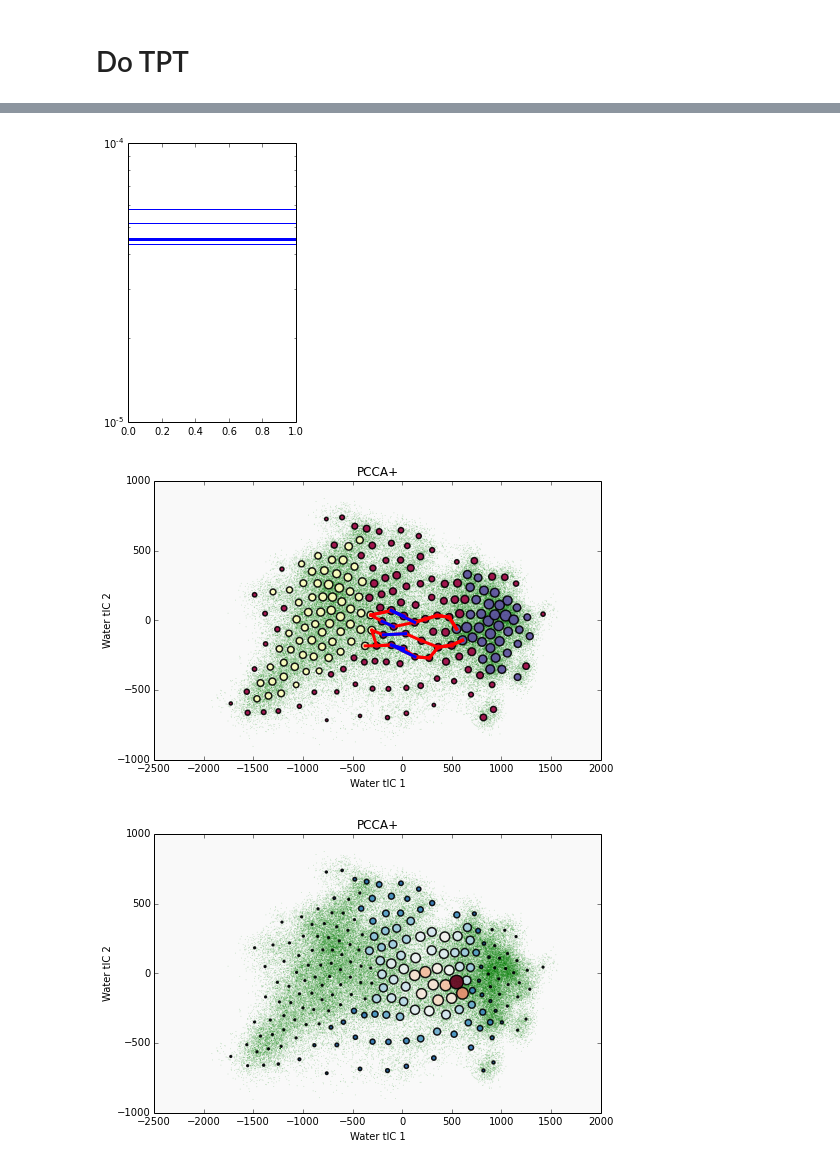
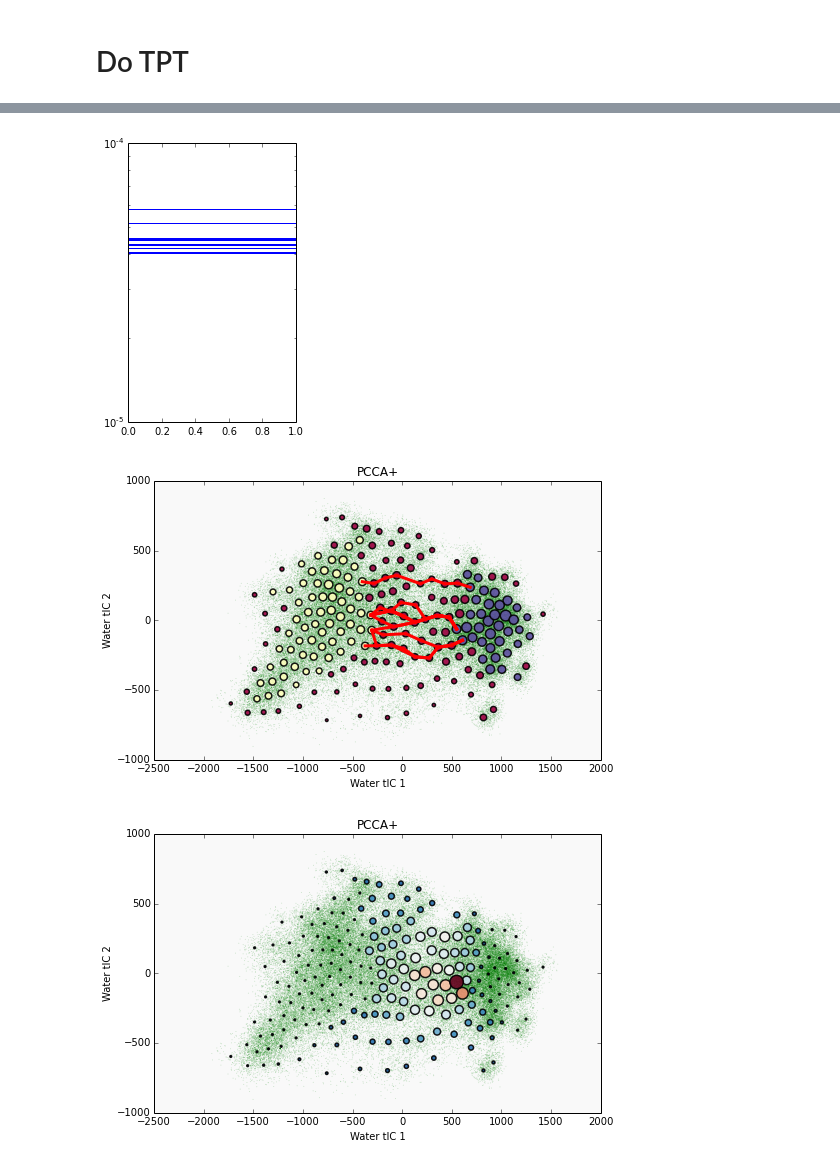
Before and after one commit to mpharrigan/wetmsm, a Jupyter notebook: ipython/bphc_water/3-bphc_tica_msm.ipynb, the cells around one changed output, grey strips where cells are left out. Saved outputs shown, nothing was run; the diff lists cells and outputs as text; code cells hidden in the pictures.

```diff
--- a/ipython/bphc_water/3-bphc_tica_msm.ipynb
+++ b/ipython/bphc_water/3-bphc_tica_msm.ipynb
@@ -278,5 +278,5 @@ from msmbuilder import tpt
 # %%
 paths, botts, fluxs = tpt.find_top_paths(np.where(pcca.microstate_mapping==1)[0],
                                          np.where(pcca.microstate_mapping==0)[0],
-                                         msm.transmat_, num_paths=6)
+                                         msm.transmat_, num_paths=10)
 # %% [output]
@@ -300,28 +304,29 @@ plt.subplots(figsize=(3,5))
 plt.hlines(fluxs, 0,1, 'b')
 plt.yscale('log')
 # %% [output]
-[figure, old version]
+[figure, new version]
 # %%
 plt.subplots(figsize=(8,5))
 for fp in fp_ic:
         plt.scatter(fp[:,0], fp[:,1], s=1, linewidth=0, alpha=0.2, c='g')
 
 plt.scatter(kmeans.cluster_centers_[:,0], kmeans.cluster_centers_[:,1],
                 c=pcca.microstate_mapping,  linewidth=1.5, s=10000*pcca.populations,
                 alpha=0.9, zorder=10, cmap=plt.cm.get_cmap('Spectral'))
 
 for path in paths:
     plt.plot(kmeans.cluster_centers_[path, 0], kmeans.cluster_centers_[path, 1], color='red', lw=3, zorder=25)
 
 for bott in botts:
-    plt.plot(kmeans.cluster_centers_[bott, 0], kmeans.cluster_centers_[bott,1], color='b', lw=3, zorder=26)
+    pass
+    #plt.plot(kmeans.cluster_centers_[bott, 0], kmeans.cluster_centers_[bott,1], color='b', lw=3, zorder=26)
 
 plt.title('PCCA+')
 plt.xlabel('Water tIC 1')
 plt.ylabel('Water tIC 2')
 plt.gca().set_axis_bgcolor('#F9F9F9')
 # %% [output]
-[figure, old version]
+[figure, new version]
 # %%
 plt.subplots(figsize=(8,5))
 for fp in fp_ic:
```
Also changed, not shown: parts of 1 cell of this notebook.
